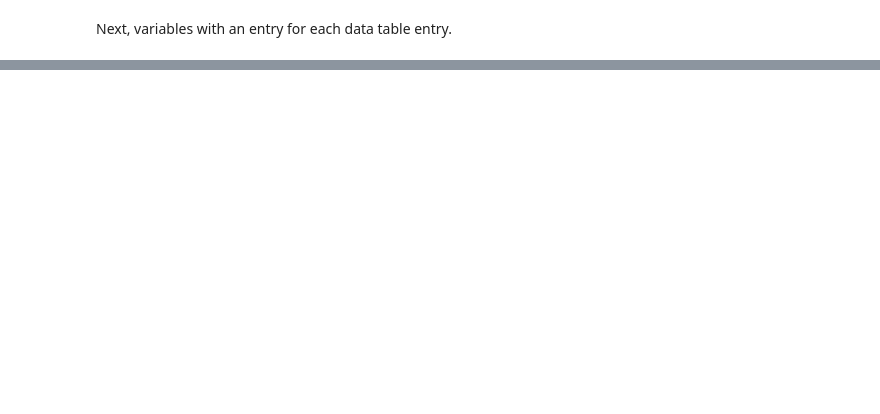
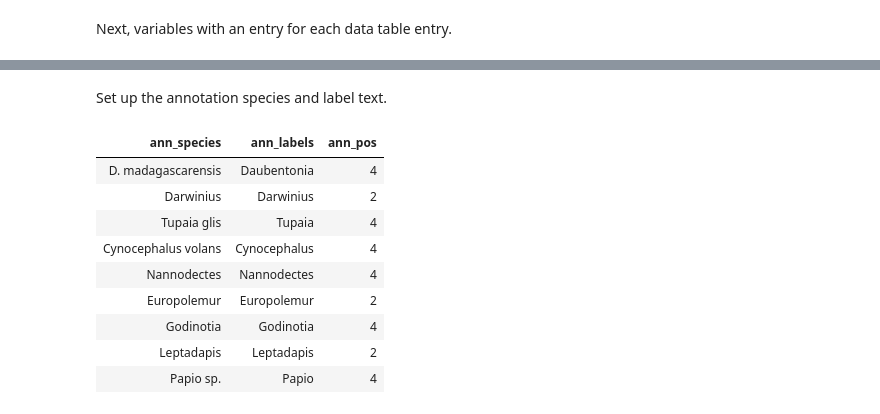
Before and after one commit to ryanraaum/bioanth-plots, a Jupyter notebook: Hand Proportions in R.ipynb, the cells around one changed output, grey strips where cells are left out. Drawn from its saved outputs; the diff is of its cells as text; code cells hidden in the pictures; blank space fills up the shorter version.

```diff
--- a/Hand Proportions in R.ipynb
+++ b/Hand Proportions in R.ipynb
@@ -83,0 +93,22 @@ cbind(rownames(dset), dset$taxon, point_colors, point_shapes)
+# %% [markdown]
+Set up the annotation species and label text.
+# %%
+# Adapis needs to be placed separately
+ann_species = c("D. madagascarensis", "Darwinius", "Tupaia glis", "Cynocephalus volans", "Nannodectes",
+            "Europolemur", "Godinotia", "Leptadapis", "Papio sp.")
+ann_labels  = c("Daubentonia", "Darwinius", "Tupaia", "Cynocephalus", "Nannodectes",
+            "Europolemur", "Godinotia", "Leptadapis", "Papio")
+ann_pos     = c(4, 2, 4, 4, 4, 2, 4, 2, 4)
+
+cbind(ann_species, ann_labels, ann_pos)
+# %% [output]
+| ann_species | ann_labels | ann_pos |
+| D. madagascarensis | Daubentonia | 4 |
+| Darwinius | Darwinius | 2 |
+| Tupaia glis | Tupaia | 4 |
+| Cynocephalus volans | Cynocephalus | 4 |
+| Nannodectes | Nannodectes | 4 |
+| Europolemur | Europolemur | 2 |
+| Godinotia | Godinotia | 4 |
+| Leptadapis | Leptadapis | 2 |
+| Papio sp. | Papio | 4 |
```
Also changed, not shown: parts of 7 cells of this notebook.
